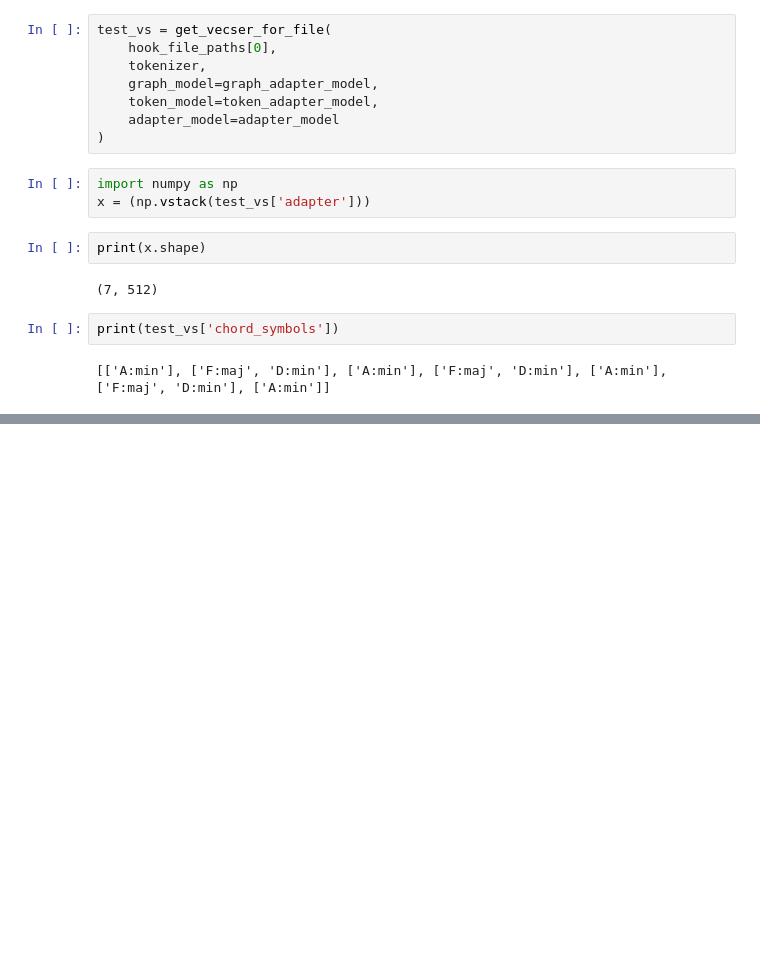
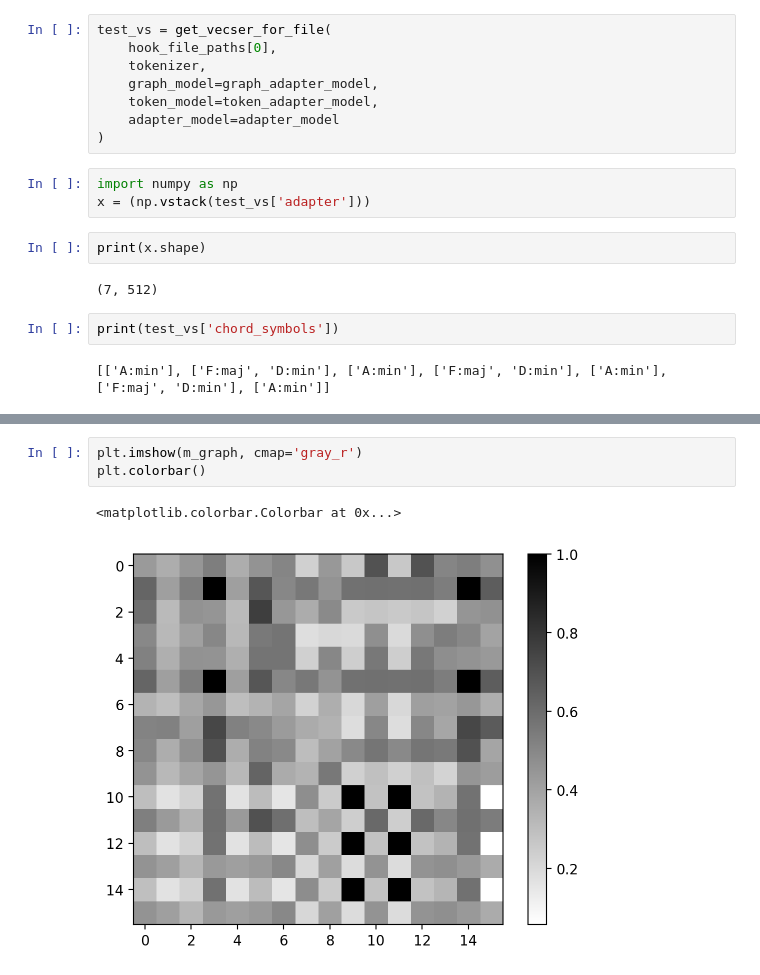
Before and after one commit to maximoskp/GraphMelHarm, a Jupyter notebook: test_VecSer_DB.ipynb, the cells around one changed output, grey strips where cells are left out. Cells and saved outputs as stored; diff of their text form; blank space fills up the shorter version.

```diff
--- a/test_VecSer_DB.ipynb
+++ b/test_VecSer_DB.ipynb
@@ -79,0 +142,6 @@ print(test_vs['chord_symbols'])
+# %%
+plt.imshow(m_graph, cmap='gray_r')
+plt.colorbar()
+# %% [output]
+<matplotlib.colorbar.Colorbar at 0x...>
+[figure, added]
```
Also changed, not shown: parts of 23 cells of this notebook, 2 other files.
